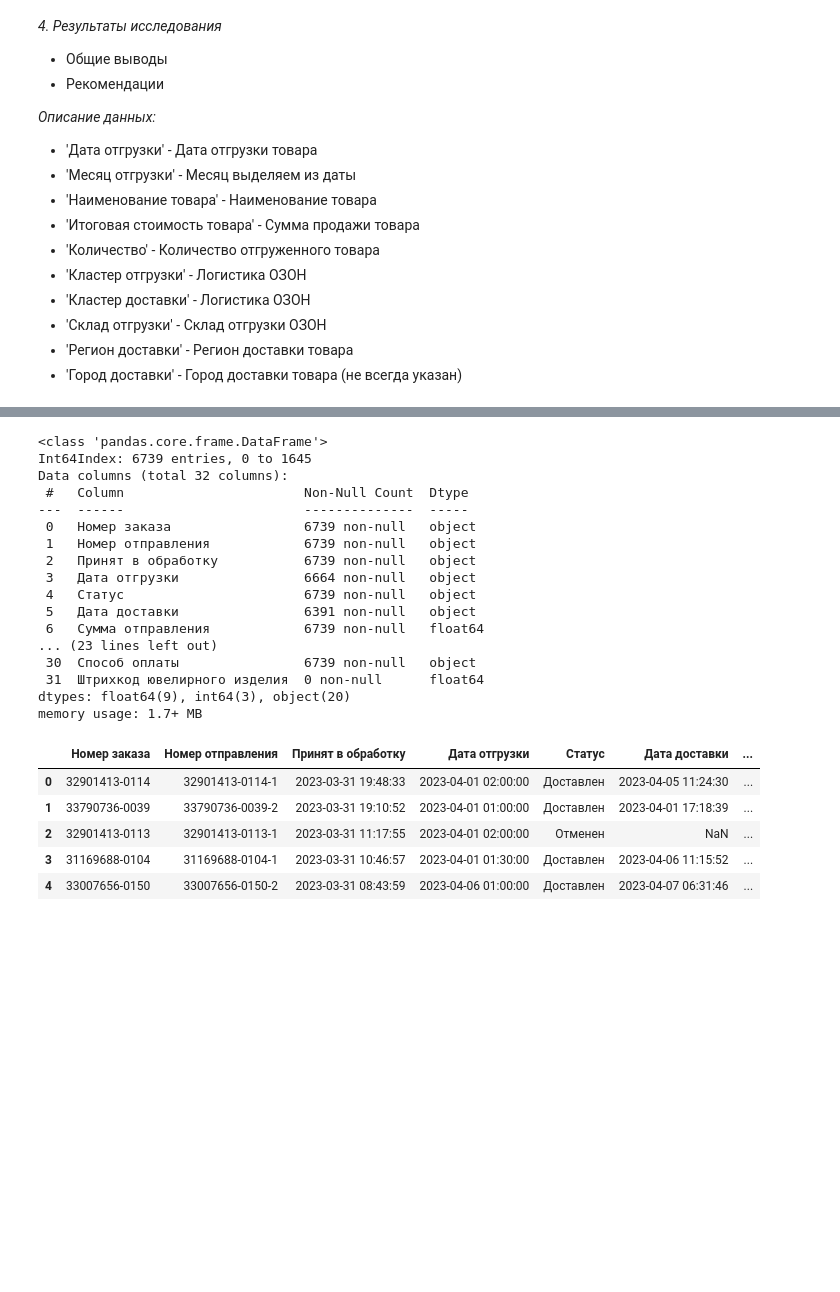
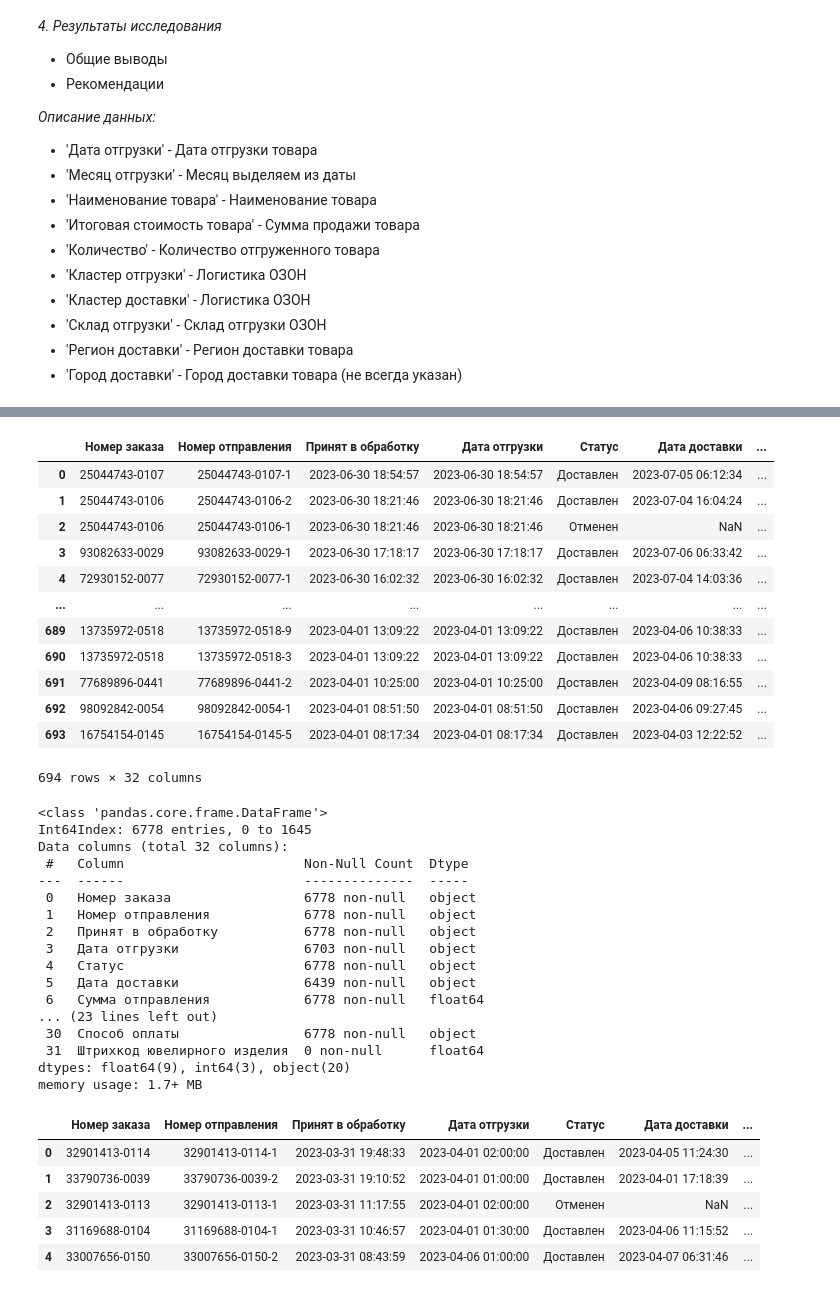
Before and after one commit to dim447/data_analyst, a Jupyter notebook: FitoFarm01_09.ipynb, the cells around one changed output, grey strips where cells are left out. Cells and saved outputs as stored; diff of their text form; code cells hidden in the pictures; blank space fills up the shorter version.

```diff
--- a/FitoFarm01_09.ipynb
+++ b/FitoFarm01_09.ipynb
@@ -70,0 +83,22 @@ df.shape
+# %%
+for i, data in df02.iterrows():
+  # print(i, type(data["Дата отгрузки"]))
+  if type(data["Дата отгрузки"]) is float:
+    df02["Дата отгрузки"] = df02["Принят в обработку"]
+
+df02
+# df02[df02["Дата отгрузки"].isnull()]
+# %% [output]
+|  | Номер заказа | Номер отправления | Принят в обработку | Дата отгрузки | Статус | Дата доставки | ... |
+| 0 | 25044743-0107 | 25044743-0107-1 | 2023-06-30 18:54:57 | 2023-06-30 18:54:57 | Доставлен | 2023-07-05 06:12:34 | ... |
+| 1 | 25044743-0106 | 25044743-0106-2 | 2023-06-30 18:21:46 | 2023-06-30 18:21:46 | Доставлен | 2023-07-04 16:04:24 | ... |
+| 2 | 25044743-0106 | 25044743-0106-1 | 2023-06-30 18:21:46 | 2023-06-30 18:21:46 | Отменен | NaN | ... |
+| 3 | 93082633-0029 | 93082633-0029-1 | 2023-06-30 17:18:17 | 2023-06-30 17:18:17 | Доставлен | 2023-07-06 06:33:42 | ... |
+| 4 | 72930152-0077 | 72930152-0077-1 | 2023-06-30 16:02:32 | 2023-06-30 16:02:32 | Доставлен | 2023-07-04 14:03:36 | ... |
+| ... | ... | ... | ... | ... | ... | ... | ... |
+| 689 | 13735972-0518 | 13735972-0518-9 | 2023-04-01 13:09:22 | 2023-04-01 13:09:22 | Доставлен | 2023-04-06 10:38:33 | ... |
+| 690 | 13735972-0518 | 13735972-0518-3 | 2023-04-01 13:09:22 | 2023-04-01 13:09:22 | Доставлен | 2023-04-06 10:38:33 | ... |
+| 691 | 77689896-0441 | 77689896-0441-2 | 2023-04-01 10:25:00 | 2023-04-01 10:25:00 | Доставлен | 2023-04-09 08:16:55 | ... |
+| 692 | 98092842-0054 | 98092842-0054-1 | 2023-04-01 08:51:50 | 2023-04-01 08:51:50 | Доставлен | 2023-04-06 09:27:45 | ... |
+| 693 | 16754154-0145 | 16754154-0145-5 | 2023-04-01 08:17:34 | 2023-04-01 08:17:34 | Доставлен | 2023-04-03 12:22:52 | ... |
+694 rows × 32 columns
@@ -72,19 +109,19 @@ df.shape
 df.info()
 # %% [output]
 <class 'pandas.core.frame.DataFrame'>
-Int64Index: 6739 entries, 0 to 1645
+Int64Index: 6778 entries, 0 to 1645
 Data columns (total 32 columns):
  #   Column                       Non-Null Count  Dtype
 ---  ------                       --------------  -----
- 0   Номер заказа                 6739 non-null   object
- 1   Номер отправления            6739 non-null   object
- 2   Принят в обработку           6739 non-null   object
- 3   Дата отгрузки                6664 non-null   object
- 4   Статус                       6739 non-null   object
- 5   Дата доставки                6391 non-null   object
- 6   Сумма отправления            6739 non-null   float64
+ 0   Номер заказа                 6778 non-null   object
+ 1   Номер отправления            6778 non-null   object
+ 2   Принят в обработку           6778 non-null   object
+ 3   Дата отгрузки                6703 non-null   object
+ 4   Статус                       6778 non-null   object
+ 5   Дата доставки                6439 non-null   object
+ 6   Сумма отправления            6778 non-null   float64
 ... (23 lines left out)
- 30  Способ оплаты                6739 non-null   object
+ 30  Способ оплаты                6778 non-null   object
  31  Штрихкод ювелирного изделия  0 non-null      float64
 dtypes: float64(9), int64(3), object(20)
 memory usage: 1.7+ MB
```
Also changed, not shown: parts of 7 cells of this notebook.
